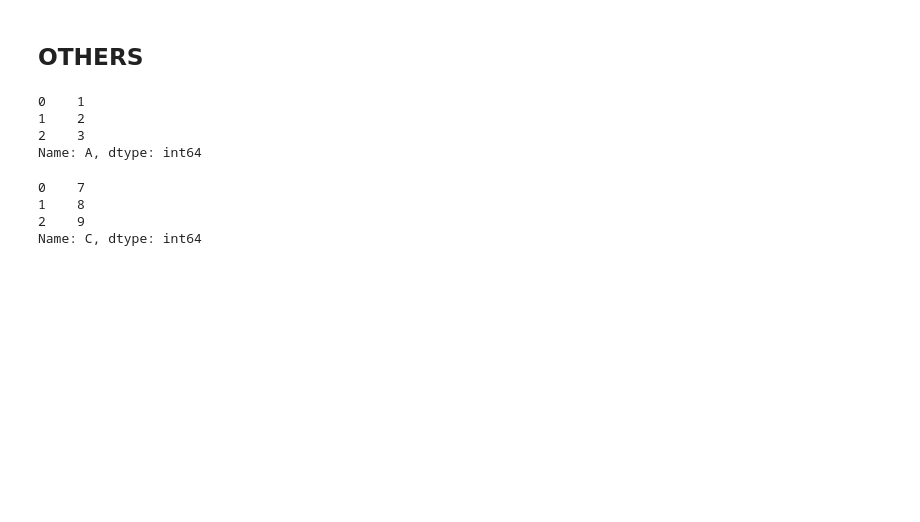
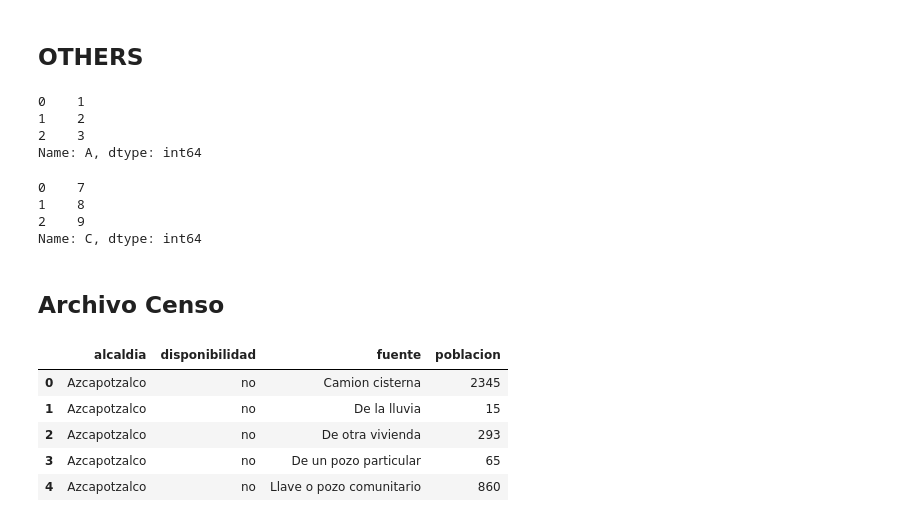
Before and after one commit to Anton-Utray/Vulnerabilidad-Hidrica-CDMX, a Jupyter notebook: Pruebas.ipynb, the cells around one changed output. Drawn from its saved outputs; the diff is of its cells as text; code cells hidden in the pictures; blank space fills up the shorter version.

```diff
--- a/Pruebas.ipynb
+++ b/Pruebas.ipynb
@@ -280,3 +280,5 @@ data.iloc[:, 2]
 1    8
 2    9
 Name: C, dtype: int64
+# %% [markdown]
+## Archivo Censo
@@ -282,0 +289,9 @@ Name: C, dtype: int64
+# %%
+censo.head()
+# %% [output]
+|  | alcaldia | disponibilidad | fuente | poblacion |
+| 0 | Azcapotzalco | no | Camion cisterna | 2345 |
+| 1 | Azcapotzalco | no | De la lluvia | 15 |
+| 2 | Azcapotzalco | no | De otra vivienda | 293 |
+| 3 | Azcapotzalco | no | De un pozo particular | 65 |
+| 4 | Azcapotzalco | no | Llave o pozo comunitario | 860 |
```
Also changed, not shown: parts of 14 cells of this notebook, 48 other files.
